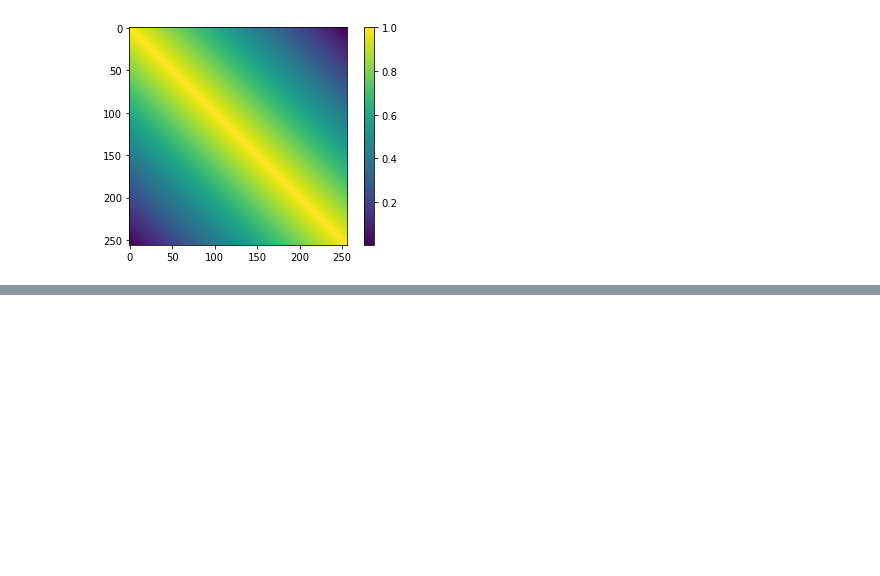
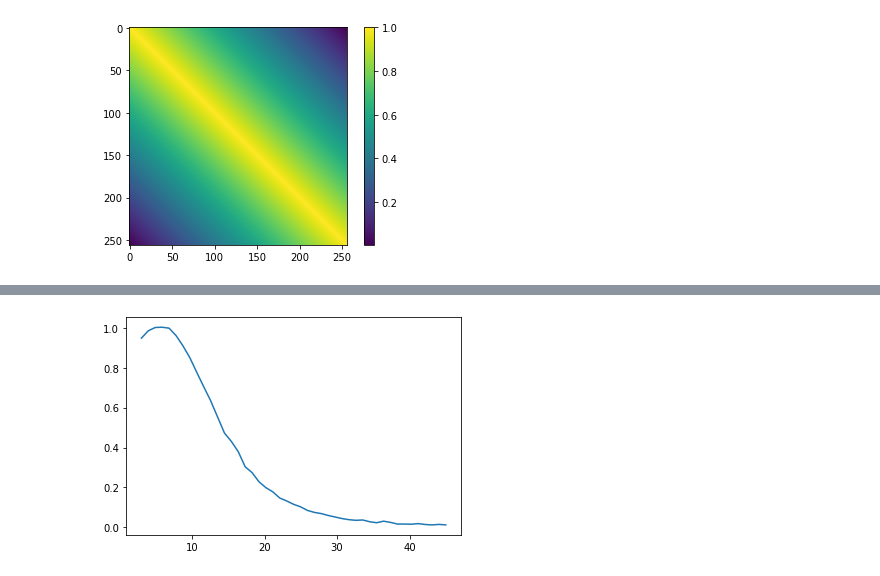
Before and after one commit to Benecoder/quantitative_PT, a Jupyter notebook: spiking_network.ipynb, the cells around one changed output, grey strips where cells are left out. Saved outputs shown, nothing was run; the diff lists cells and outputs as text; code cells hidden in the pictures; blank space fills up the shorter version.

```diff
--- a/spiking_network.ipynb
+++ b/spiking_network.ipynb
@@ -98,0 +94,20 @@ print(computable_info_density(A))
+# %%
+cid_result = []
+pictures = False
+a_range = np.linspace(3,45,45)
+for a in a_range:
+    voltage,activity = integrate(M,leackage,a,.2,no_epochs=100)
+    final_state = activity.flatten()
+    cid_result.append(computable_info_density(final_state))
+
+
+    if pictures:
+        print('b= '+str(b)+'\t CID='+str(cid_result[-1]))
+        fig = plt.figure(figsize=(12,4))
+        plt.imshow(activity.T,cmap='gray_r')
+        plt.colorbar()
+        plt.show()
+plt.plot(a_range,cid_result)
+plt.show()
+# %% [output]
+[figure, added]
```
Also changed, not shown: parts of 10 cells of this notebook, 1 other file.
